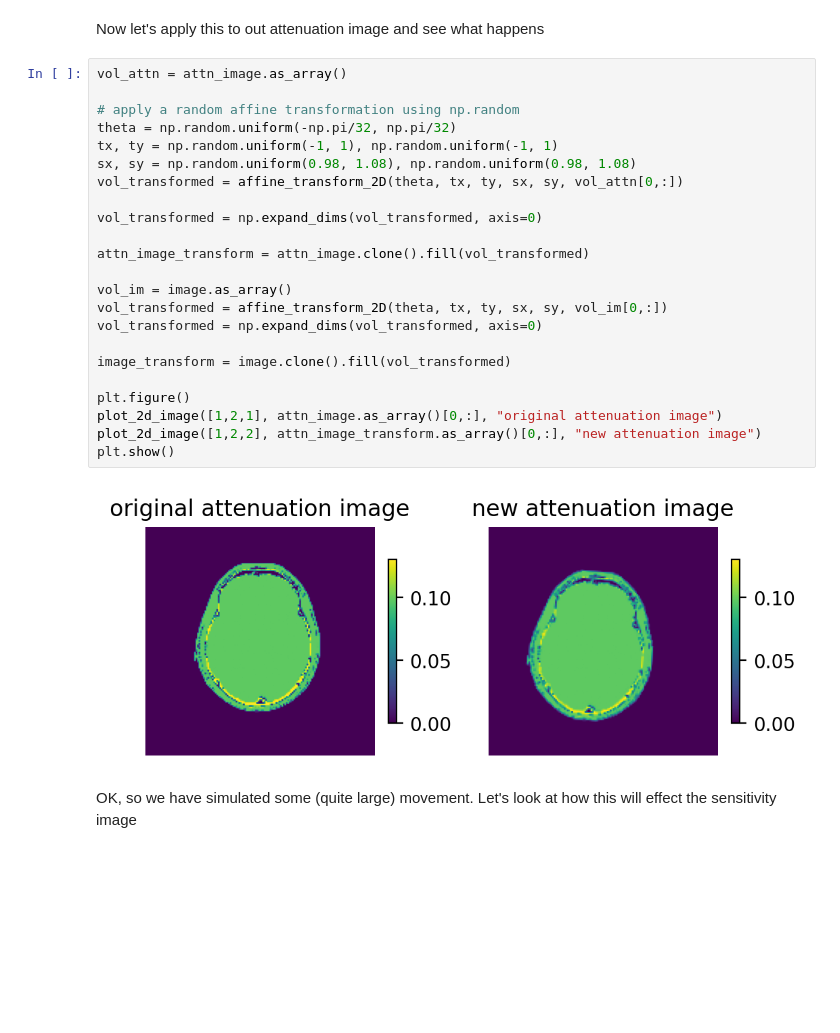
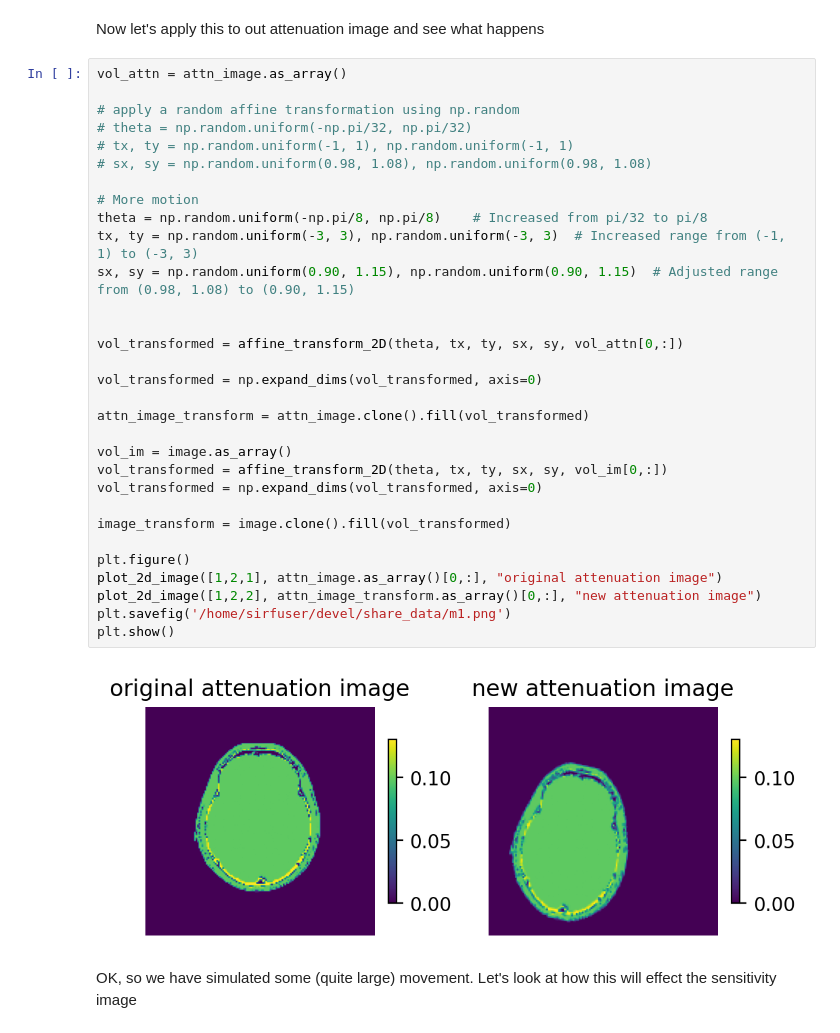
Before and after one commit to wqucap/SIRF-Exercises, a Jupyter notebook: notebooks/PET_sensitivity/1.ipynb, the cells around one changed output. Drawn from its saved outputs; the diff is of its cells as text; blank space fills up the shorter version.

```diff
--- a/notebooks/PET_sensitivity/1.ipynb
+++ b/notebooks/PET_sensitivity/1.ipynb
@@ -240,28 +246,36 @@ Now let's apply this to out attenuation image and see what happens
 # %%
 vol_attn = attn_image.as_array()
 
 # apply a random affine transformation using np.random
-theta = np.random.uniform(-np.pi/32, np.pi/32)
-tx, ty = np.random.uniform(-1, 1), np.random.uniform(-1, 1)
-sx, sy = np.random.uniform(0.98, 1.08), np.random.uniform(0.98, 1.08)
+# theta = np.random.uniform(-np.pi/32, np.pi/32)
+# tx, ty = np.random.uniform(-1, 1), np.random.uniform(-1, 1)
+# sx, sy = np.random.uniform(0.98, 1.08), np.random.uniform(0.98, 1.08)
+
+# More motion
+theta = np.random.uniform(-np.pi/8, np.pi/8)    # Increased from pi/32 to pi/8
+tx, ty = np.random.uniform(-3, 3), np.random.uniform(-3, 3)  # Increased range from (-1, 1) to (-3, 3)
+sx, sy = np.random.uniform(0.90, 1.15), np.random.uniform(0.90, 1.15)  # Adjusted range from (0.98, 1.08) to (0.90, 1.15)
+
+
 vol_transformed = affine_transform_2D(theta, tx, ty, sx, sy, vol_attn[0,:])
 
 vol_transformed = np.expand_dims(vol_transformed, axis=0)
 
 attn_image_transform = attn_image.clone().fill(vol_transformed)
 
 vol_im = image.as_array()
 vol_transformed = affine_transform_2D(theta, tx, ty, sx, sy, vol_im[0,:])
 vol_transformed = np.expand_dims(vol_transformed, axis=0)
 
 image_transform = image.clone().fill(vol_transformed)
 
 plt.figure()
 plot_2d_image([1,2,1], attn_image.as_array()[0,:], "original attenuation image")
 plot_2d_image([1,2,2], attn_image_transform.as_array()[0,:], "new attenuation image")
+plt.savefig('/home/sirfuser/devel/share_data/m1.png')
 plt.show()
 # %% [output]
-[figure, old version]
+[figure, new version]
 # %% [markdown]
 OK, so we have simulated some (quite large) movement. Let's look at how this will effect the sensitivity image
 # %%
```
Also changed, not shown: parts of 20 cells of this notebook, 2 other files.
